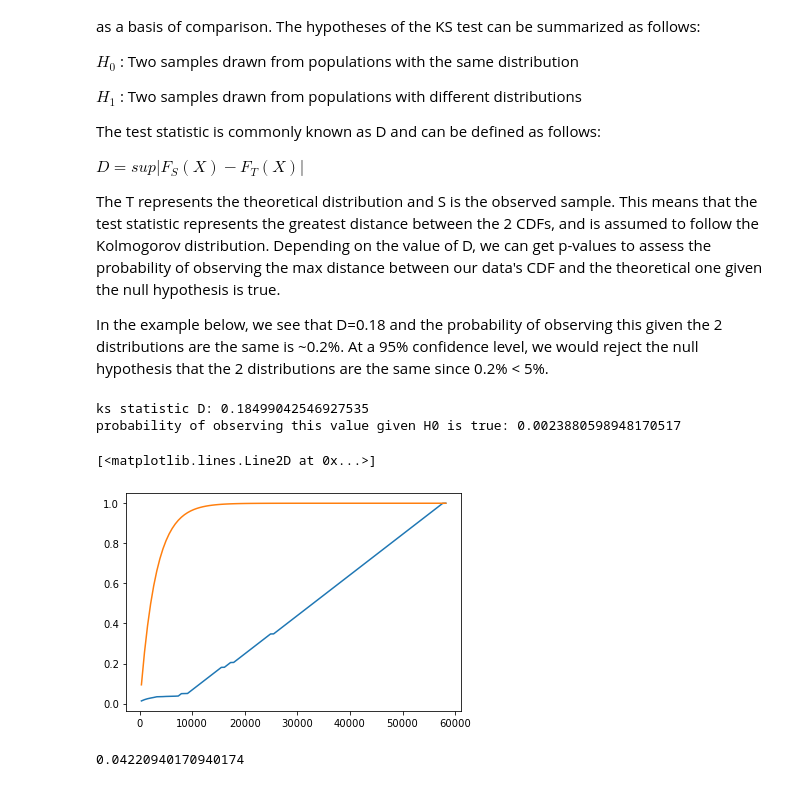
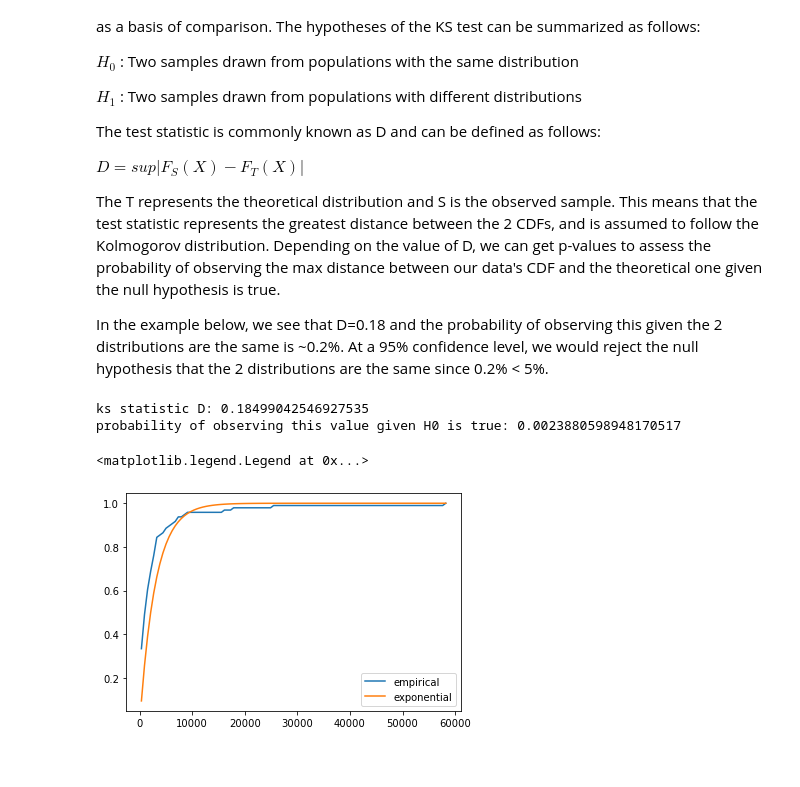
Before and after one commit to jtsw1990/stats-goodness-of-fit-tutorial, a Jupyter notebook: GOF - 4. Goodness of fit.ipynb, the cells around one changed output. Saved outputs shown, nothing was run; the diff lists cells and outputs as text; code cells hidden in the pictures.

```diff
--- a/GOF - 4. Goodness of fit.ipynb
+++ b/GOF - 4. Goodness of fit.ipynb
@@ -182,26 +182,25 @@ In the example below, we see that D=0.18 and the probability of observing this g
 # %%
 # weird issue occurring without converting explicitly to int from the pandas dataframe
 # to check out scipy ktest source code https://github.com/scipy/scipy/blob/v1.9.1/scipy/stats/_stats_py.py#L7889-L8039
 
 _data = np.array([x for x in df['claims']]).astype(int)
 
 dist_fitted = st.expon(*params)
 ks_stat, ks_pval = kstest(_data, dist_fitted.cdf)
 
 print(f'ks statistic D: {ks_stat}')
 print(f'probability of observing this value given H0 is true: {ks_pval}')
+
+# Plotting the ks test to visualize
+
+data_pdf = y / sum(y)
+data_cdf = np.cumsum(data_pdf)
+
+plt.plot(x, data_cdf, label="empirical")
+plt.plot(x, dist_fitted.cdf(x), label='exponential')
+plt.legend()
 # %% [output]
 ks statistic D: 0.18499042546927535
 probability of observing this value given H0 is true: 0.0023880598948170517
+<matplotlib.legend.Legend at 0x...>
+[figure, added]
-# %%
-data_pdf = y / sum(y)
-data_cdf = np.cumsum(data_pdf)
-plt.plot(x, data_cdf, label="CDF")
-plt.plot(x, dist_fitted.cdf(x))
-# %% [output]
-[<matplotlib.lines.Line2D at 0x...>]
-[figure, removed]
-# %%
-sum(y)
-# %% [output]
-0.04220940170940174
```
Also changed, not shown: 1 other file.
